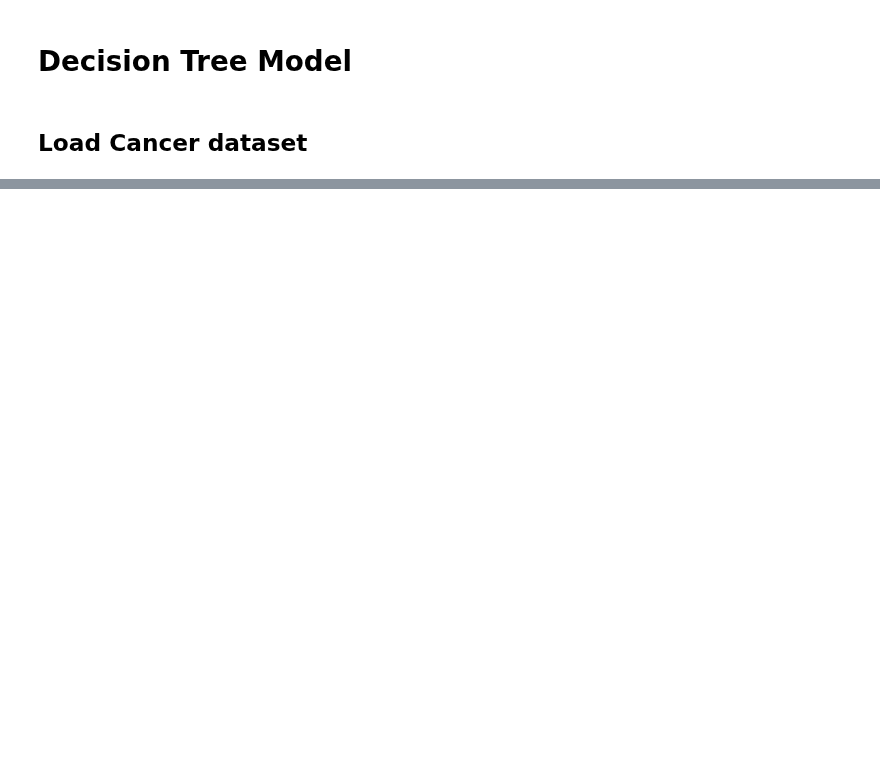
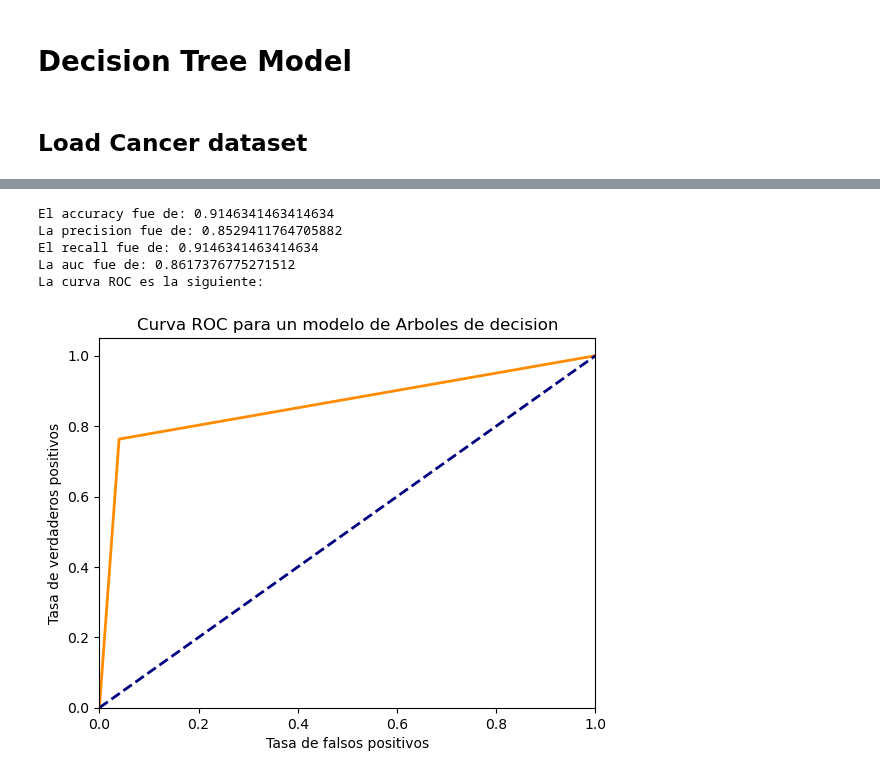
Before and after one commit to JoseDavidSS/Patrones.Project1, a Jupyter notebook: decision_tree.ipynb, the cells around one changed output, grey strips where cells are left out. Saved outputs shown, nothing was run; the diff lists cells and outputs as text; code cells hidden in the pictures; blank space fills up the shorter version.

Commit message:
Finish Cancer data set  and decision tree metrics

```diff
--- a/decision_tree.ipynb
+++ b/decision_tree.ipynb
@@ -115,0 +249,43 @@ dtype: int64
+# %%
+X0_train, X0_test, y0_train, y0_test = train_test_split(X0, Y0, test_size=0.4, random_state=40)
+X1_train, X1_test, y1_train, y1_test = train_test_split(X1, Y1, test_size=0.4, random_state=40)
+
+X_train = (pd.concat([X0_train, X1_train], axis= 0)).values
+y_train = (pd.concat([y0_train, y1_train], axis= 0)).values
+X_test = (pd.concat([X0_test, X1_test], axis= 0)).values
+y_test = ((pd.concat([y0_test, y1_test], axis= 0)).values).astype(int)
+
+
+
+
+model = DecisionTreeClassifier(max_depth=10)
+#skmodel =  DecisionTreeClassifier(max_depth=10)
+
+#skmodel.fit(X_train,y_train)
+
+model.fit(X_train, y_train)
+
+y_pred = model.predict(X_test).astype(int)
+
+
+
+accuracy = model.accurancy(y_pred,y_test)
+presicion = model.precision(y_pred,y_test)
+recall = model.recall(y_pred,y_test)
+auc = model.auc(y_pred,y_test)
+
+
+print('El accuracy fue de:',accuracy)
+print('La precision fue de:',presicion)
+print('El recall fue de:',accuracy)
+print('La auc fue de:',auc)
+
+print('La curva ROC es la siguiente:')
+model.plot_roc(y_pred,y_test)
+# %% [output]
+El accuracy fue de: 0.9146341463414634
+La precision fue de: 0.8529411764705882
+El recall fue de: 0.9146341463414634
+La auc fue de: 0.8617376775271512
+La curva ROC es la siguiente:
+[figure, added]
```
Also changed, not shown: parts of 8 cells of this notebook.
